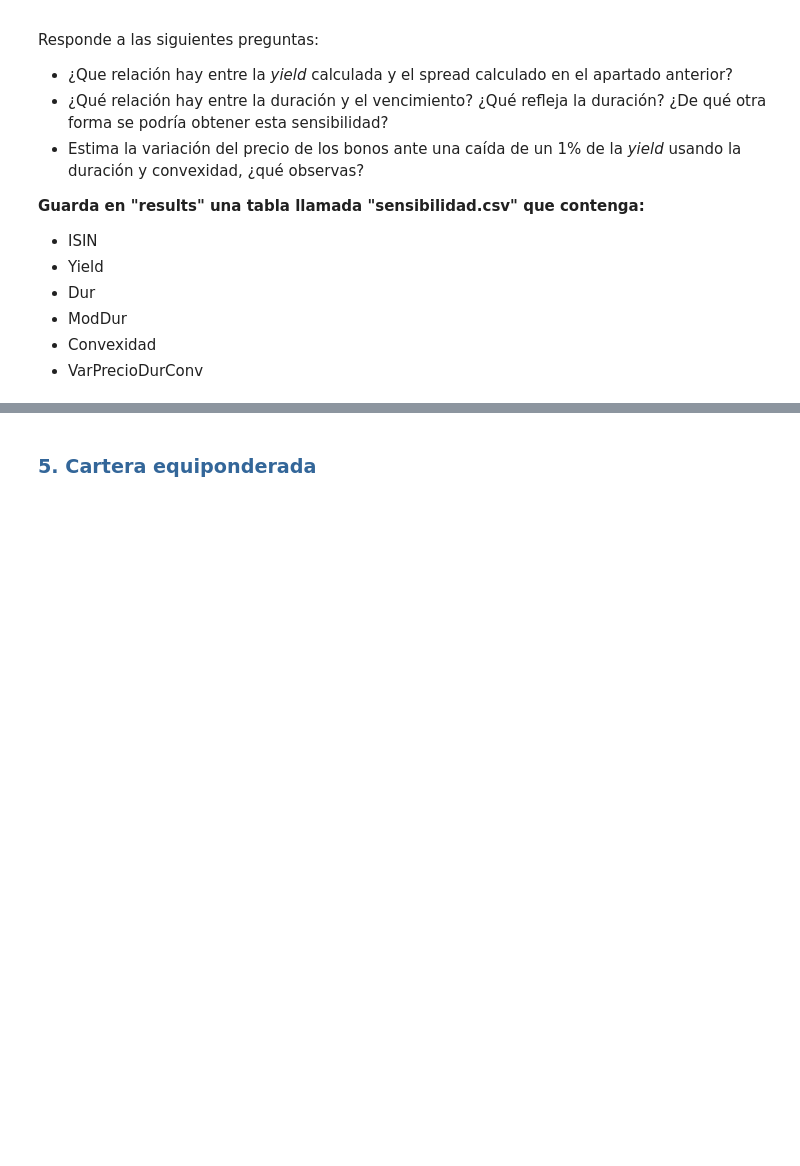
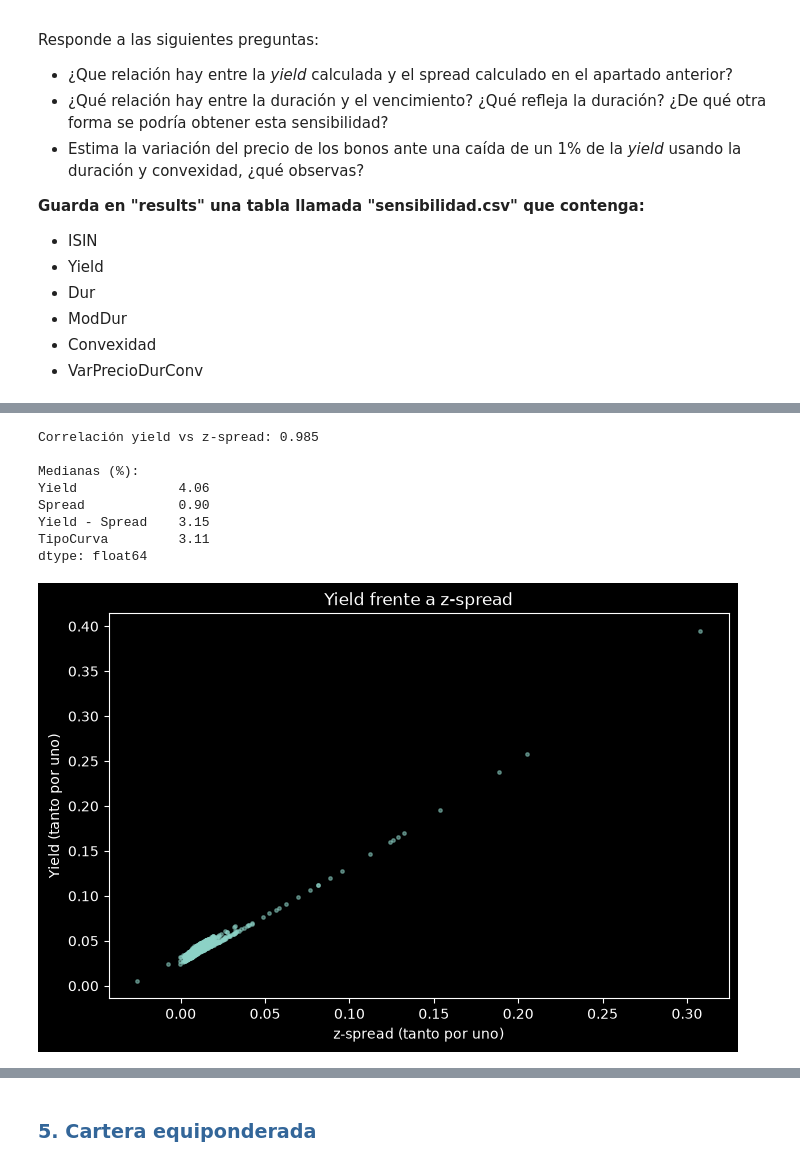
Before and after one commit to modetpablo-dot/Taller_renta_fija_Pablo_Modet, a Jupyter notebook: src/analisis_cartera.ipynb, the cells around one changed output, grey strips where cells are left out. Cells and saved outputs as stored; diff of their text form; code cells hidden in the pictures; blank space fills up the shorter version.

Commit message:
feat: sección 4 - yield, duración, convexidad y sensibilidad.csv (sustituye los stubs de ytm y risk_measures)

```diff
--- a/src/analisis_cartera.ipynb
+++ b/src/analisis_cartera.ipynb
@@ -1233,0 +1269,20 @@ Responde a las siguientes preguntas:
+# %%
+# Yield, duración, convexidad y variación de precio (caída de la yield de 100 pb)
+# para todos los bonos, con su precio de mercado a 01/10/2026
+def medidas_bono(bono):
+    """Medidas de rentabilidad y sensibilidad de un bono (una fila del universo)."""
+    y = fa.ytm(bono, fecha_valor, bono['Price'])
+    m = fa.risk_measures(bono, fecha_valor, y)
+    return pd.Series({
+        'Yield': y,
+        'Dur': m['Dur'],
+        'ModDur': m['ModDur'],
+        'Convexidad': m['Convexidad'],
+        'VarPrecioDurConv': fa.variacion_precio_dur_conv(m['ModDur'], m['Convexidad'], -0.01),
+        'VarPrecioExacta': fa.variacion_precio_exacta(bono, fecha_valor, y, -0.01),
+    })
+
+# Aplicamos la función a cada bono (puede tardar ~1 minuto)
+sensibilidad = universo.apply(medidas_bono, axis=1)
+sensibilidad.index.name = 'ISIN'
+sensibilidad.describe().round(4)
@@ -1233,0 +1318,29 @@ Responde a las siguientes preguntas:
+# %%
+# 1) Relación entre la yield y el z-spread (calculado en la sección 3)
+comp = sensibilidad[['Yield', 'Dur']].join(spreads.rename('Spread'))
+
+# Tipo libre de riesgo de la curva €STR al plazo de la duración de cada bono,
+# convertido a capitalización anual (como la yield): DF^(-1/t) - 1
+comp['TipoCurva'] = fa.factor_descuento(comp['Dur'], curva) ** (-1 / comp['Dur']) - 1
+comp['Yield - Spread'] = comp['Yield'] - comp['Spread']
+
+print(f"Correlación yield vs z-spread: {comp['Yield'].corr(comp['Spread']):.3f}")
+print('\nMedianas (%):')
+print((comp[['Yield', 'Spread', 'Yield - Spread', 'TipoCurva']].median() * 100).round(2))
+
+# Gráfico: yield frente a z-spread
+comp.plot.scatter(x='Spread', y='Yield', s=6, alpha=0.5, figsize=(8, 5))
+plt.title('Yield frente a z-spread')
+plt.xlabel('z-spread (tanto por uno)')
+plt.ylabel('Yield (tanto por uno)')
+plt.show()
+# %% [output]
+Correlación yield vs z-spread: 0.985
+
+Medianas (%):
+Yield             4.06
+Spread            0.90
+Yield - Spread    3.15
+TipoCurva         3.11
+dtype: float64
+[figure, added]
```
Also changed, not shown: parts of 12 cells of this notebook, 2 other files.
